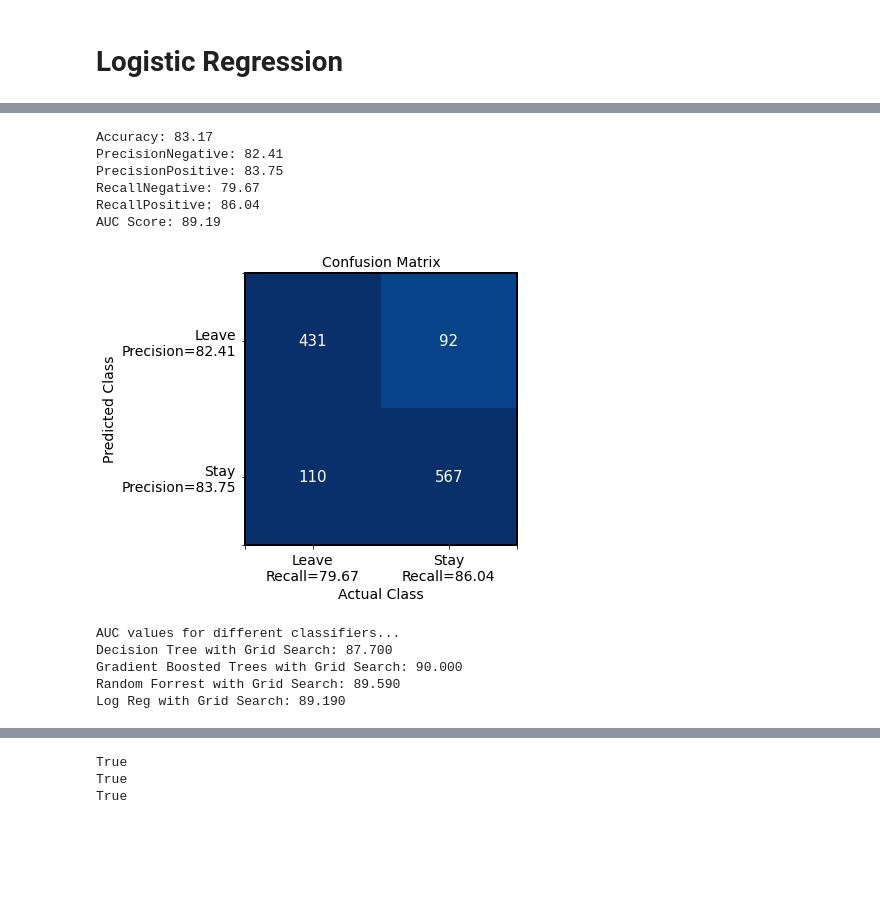
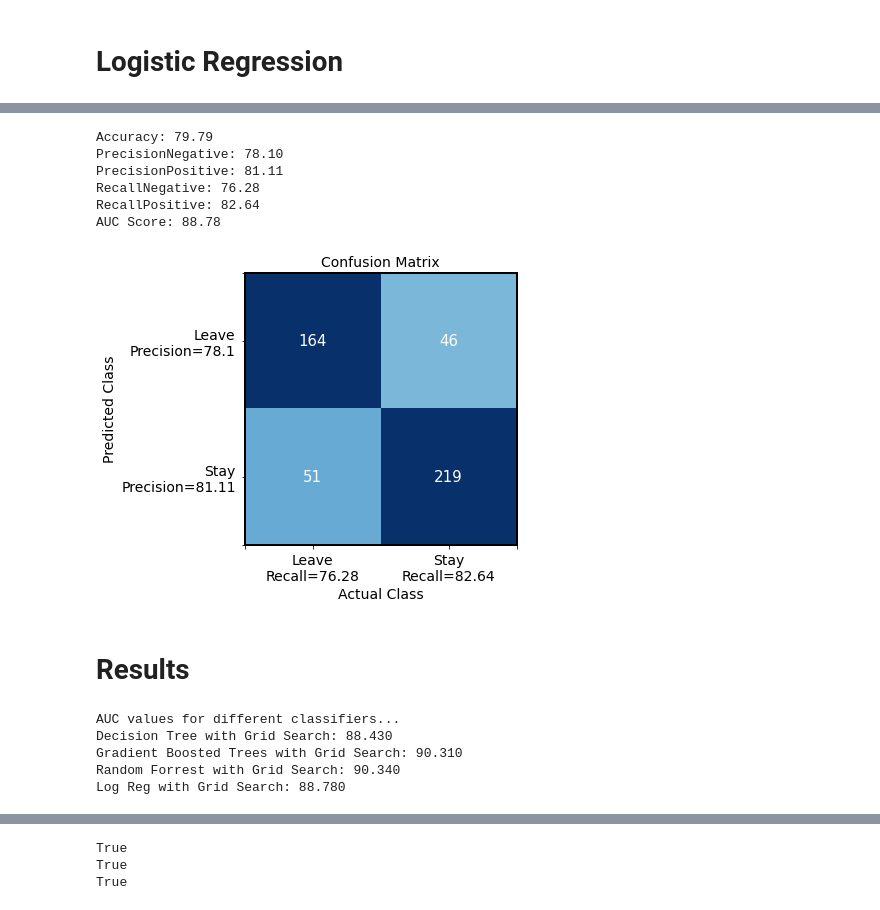
Before and after one commit to greermp/hilton_challenge, a Jupyter notebook: Working.ipynb, the cells around one changed output, grey strips where cells are left out. Saved outputs shown, nothing was run; the diff lists cells and outputs as text; code cells hidden in the pictures; blank space fills up the shorter version.

Commit message:
Logistic, RF, XGB working

```diff
--- a/Working.ipynb
+++ b/Working.ipynb
@@ -728,12 +676,11 @@ showFeatureImportance(gbClassifier, columns)
 # %% [markdown]
 # Random Forrest
 # %%
-if FALSE :
-    parameters = {'n_estimators': [400, 425, 550],
-                'max_features': ['auto',4,9],
-                'min_samples_leaf': [3,4],
-                'ccp_alpha': [0,.2,.4],
-                'min_impurity_decrease': [0,.1,.3]
+if False :
+    parameters = {'n_estimators': [400, 550],
+                'max_features': ['auto',.7,.9],
+                'min_samples_leaf': [25,50,75],
+                'min_impurity_decrease': [0,.3]
                 }
 
 
@@ -756,6 +698,7 @@ Fitting 4 folds for each of 162 candidates, totalling 648 fits
 # %%
 
-rfClassifier = RandomForestClassifier(random_state=201, max_features='auto', min_samples_leaf=4, n_estimators=425, ccp_alpha=0)
+# rfClassifier = RandomForestClassifier(random_state=201, max_features='auto', min_samples_leaf=4, n_estimators=350, ccp_alpha=0) 92 AUC
+rfClassifier = RandomForestClassifier(random_state=201, max_features='auto', min_samples_leaf=25, n_estimators=400,min_impurity_decrease=0, ccp_alpha=0)
 rfClassifier.fit(trainData, trainLabels)
 predictions = rfClassifier.predict(testData)
 predictionProbabilities = rfClassifier.predict_proba(testData)
@@ -795,0 +742,16 @@ showFeatureImportance(rfClassifier, columns)
+# %%
+xDat = data[['WorkLifeBalance', 'RewardsBenefits', 'Communication', 'LearningDevelopment', 'Voice', 'WorkEnvironment','Tenure','Generation']]
+lrCols = list(xDat.columns)
+yDat = data[['IntentToStay']]
+
+clf = LogisticRegression(solver='liblinear', random_state=0)
+
+x= dict(C = np.logspace(-4, 4, 50), penalty = ['l1', 'l2'])
+clfGS = GridSearchCV(clf, param_grid=x, verbose=True, n_jobs=6)
+clfGS.fit(xDat, yDat)
+clfGS.best_estimator_.get_params()
+
+predictions = clfGS.predict(testData)
+predictionProbabilities = clfGS.predict_proba(xDat)
+
+clfGS.best_estimator_.get_params()
@@ -796,40 +778,36 @@ showFeatureImportance(rfClassifier, columns)
 # %%
-xDat = data[['Department', 'Tenure', 'WorkLifeBalance', 'LearningDevelopment', 'Communication', 'Voice', 'Generation', 'RewardsBenefits', 'WorkEnvironment']]
-xDat
-lrCols = list(xDat.columns)
-yDat = data[['IntentToStay']]
-
-# clf = LogisticRegression(random_state=0).fit(xDat, yDat)
-clf = LogisticRegression(solver='liblinear', random_state=0).fit(xDat, yDat)
-clf.predict_proba(xDat)
-
+clf = LogisticRegression(solver='liblinear', random_state=0, C=0.8286427728546842, penalty='l1').fit(xDat, yDat)
 
 predictions = clf.predict(testData)
 predictionProbabilities = clf.predict_proba(testData)
 
+
+
 # Calculate metrics on test set and display them
-clfAUC = calculateMetricsAndPrint(predictions, predictionProbabilities, testLabels)
+lrAUC = calculateMetricsAndPrint(predictions, predictionProbabilities, testLabels)
 
 # Calculate FPR and TPR for use in ROC Curve Variance later on
 falsePositiveRateLR, truePositiveRateLR, _ = roc_curve(testLabels, [item[1] for item in predictionProbabilities])
 trainAccuracy = gbClassifier.score(trainData, trainLabels)
 # %% [output]
-Accuracy: 83.17
-PrecisionNegative: 82.41
-PrecisionPositive: 83.75
-RecallNegative: 79.67
-RecallPositive: 86.04
-AUC Score: 89.19
+Accuracy: 79.79
+PrecisionNegative: 78.10
+PrecisionPositive: 81.11
+RecallNegative: 76.28
+RecallPositive: 82.64
+AUC Score: 88.78
-[figure, old version]
+[figure, new version]
+# %% [markdown]
+# Results
 # %%
 print("AUC values for different classifiers...")
-print("Decision Tree with Grid Search: %.3f\nGradient Boosted Trees with Grid Search: %.3f\nRandom Forrest with Grid Search: %.3f\nLog Reg with Grid Search: %.3f" % (dtGridAUC,gbtGridAUC,rfAUC,clfAUC))
+print("Decision Tree with Grid Search: %.3f\nGradient Boosted Trees with Grid Search: %.3f\nRandom Forrest with Grid Search: %.3f\nLog Reg with Grid Search: %.3f" % (dtGridAUC,gbtGridAUC,rfAUC,lrAUC))
 # %% [output]
 AUC values for different classifiers...
-Decision Tree with Grid Search: 87.700
-Gradient Boosted Trees with Grid Search: 90.000
-Random Forrest with Grid Search: 89.590
-Log Reg with Grid Search: 89.190
+Decision Tree with Grid Search: 88.430
+Gradient Boosted Trees with Grid Search: 90.310
+Random Forrest with Grid Search: 90.340
+Log Reg with Grid Search: 88.780
 # %%
 plt.rcParams['figure.figsize'] = [16, 8]
 FONT_SIZE = 17
```
Also changed, not shown: parts of 40 cells of this notebook, 3 other files.
